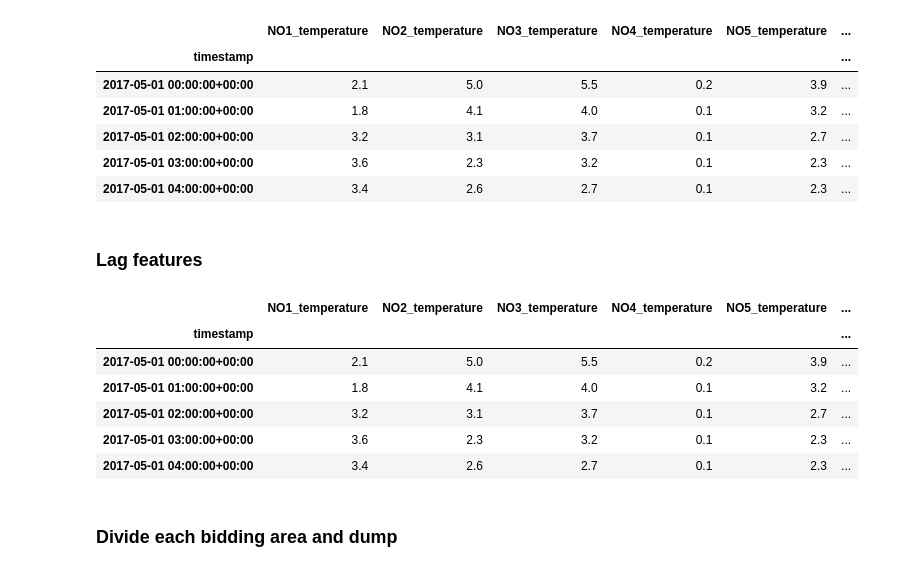
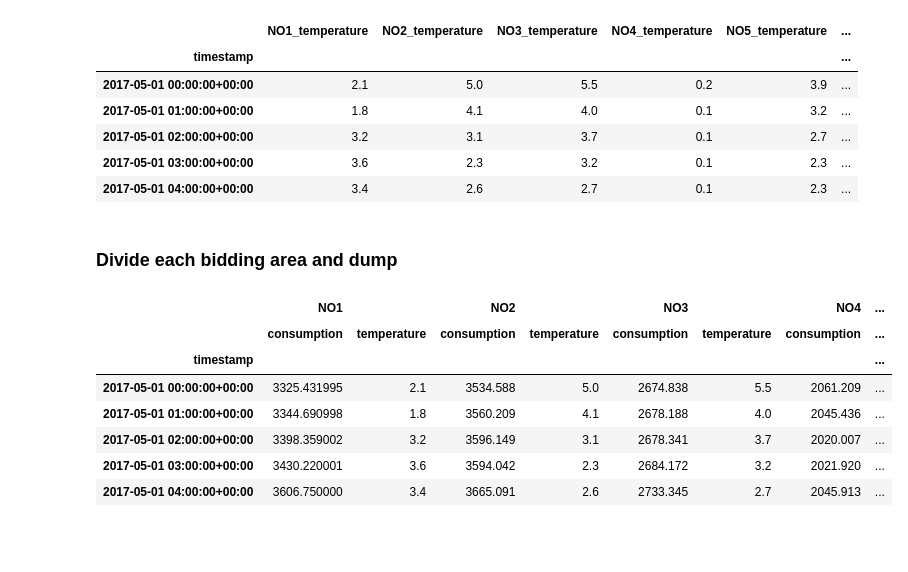
Before and after one commit to jatobro/it3030-deep-learning, a Jupyter notebook: timeseries/data.ipynb, the cells around one changed output. Saved outputs shown, nothing was run; the diff lists cells and outputs as text; code cells hidden in the pictures; blank space fills up the shorter version.

```diff
--- a/timeseries/data.ipynb
+++ b/timeseries/data.ipynb
@@ -154,63 +154,43 @@ data.head()
 | 2017-05-01 02:00:00+00:00 | 3.2 | 3.1 | 3.7 | 0.1 | 2.7 | ... |
 | 2017-05-01 03:00:00+00:00 | 3.6 | 2.3 | 3.2 | 0.1 | 2.3 | ... |
 | 2017-05-01 04:00:00+00:00 | 3.4 | 2.6 | 2.7 | 0.1 | 2.3 | ... |
-# %% [markdown]
-### Lag features
-# %%
-data["lagged_NO1_1h"] = data["NO1_consumption"].shift(1)
-data["lagged_NO2_1h"] = data["NO2_consumption"].shift(1)
-data["lagged_NO3_1h"] = data["NO3_consumption"].shift(1)
-data["lagged_NO4_1h"] = data["NO4_consumption"].shift(1)
-data["lagged_NO5_1h"] = data["NO5_consumption"].shift(1)
-
-data.head()
-# %% [output]
-|  | NO1_temperature | NO2_temperature | NO3_temperature | NO4_temperature | NO5_temperature | ... |
-| timestamp |  |  |  |  |  | ... |
-| 2017-05-01 00:00:00+00:00 | 2.1 | 5.0 | 5.5 | 0.2 | 3.9 | ... |
-| 2017-05-01 01:00:00+00:00 | 1.8 | 4.1 | 4.0 | 0.1 | 3.2 | ... |
-| 2017-05-01 02:00:00+00:00 | 3.2 | 3.1 | 3.7 | 0.1 | 2.7 | ... |
-| 2017-05-01 03:00:00+00:00 | 3.6 | 2.3 | 3.2 | 0.1 | 2.3 | ... |
-| 2017-05-01 04:00:00+00:00 | 3.4 | 2.6 | 2.7 | 0.1 | 2.3 | ... |
 # %% [markdown]
 ### Divide each bidding area and dump
 # %%
-next_cons = data[cons_features].rename(
+cons = data[cons_features].rename(
     columns={f"NO{i}_consumption": f"NO{i}" for i in range(1, 6)}
 )
 temp = data[temp_features].rename(
     columns={f"NO{i}_temperature": f"NO{i}" for i in range(1, 6)}
 )
 
-cons = data[
-    [
-        "lagged_NO1_1h",
-        "lagged_NO2_1h",
-        "lagged_NO3_1h",
-        "lagged_NO4_1h",
-        "lagged_NO5_1h",
-    ]
-].rename(columns={f"lagged_NO{i}_1h": f"NO{i}" for i in range(1, 6)})
 
-data = (
-    pd.concat(
-        [temp, cons, next_cons],
-        axis=1,
-        keys=["temperature", "consumption", "next_consumption"],
-    )
-    .swaplevel(axis=1)
-    .dropna()
-)
+data = pd.concat(
+    [temp, cons],
+    axis=1,
+    keys=["temperature", "consumption"],
+).swaplevel(axis=1)
 
 data = data[sorted(list(data.columns))]
 
 data_directory = "data"
 
 if not os.path.exists(data_directory):
     os.makedirs(data_directory)
 
-data["NO1"].to_csv("./data/NO1.csv", index=True)
-data["NO2"].to_csv("./data/NO2.csv", index=True)
-data["NO3"].to_csv("./data/NO3.csv", index=True)
-data["NO4"].to_csv("./data/NO4.csv", index=True)
-data["NO5"].to_csv("./data/NO5.csv", index=True)
+data["NO1"][["temperature", "consumption"]].to_csv("./data/NO1.csv", index=True)
+data["NO2"][["temperature", "consumption"]].to_csv("./data/NO2.csv", index=True)
+data["NO3"][["temperature", "consumption"]].to_csv("./data/NO3.csv", index=True)
+data["NO4"][["temperature", "consumption"]].to_csv("./data/NO4.csv", index=True)
+data["NO5"][["temperature", "consumption"]].to_csv("./data/NO5.csv", index=True)
+
+data.head()
+# %% [output]
+|  | NO1 |  | NO2 |  | NO3 |  | NO4 | ... |
+|  | consumption | temperature | consumption | temperature | consumption | temperature | consumption | ... |
+| timestamp |  |  |  |  |  |  |  | ... |
+| 2017-05-01 00:00:00+00:00 | 3325.431995 | 2.1 | 3534.588 | 5.0 | 2674.838 | 5.5 | 2061.209 | ... |
+| 2017-05-01 01:00:00+00:00 | 3344.690998 | 1.8 | 3560.209 | 4.1 | 2678.188 | 4.0 | 2045.436 | ... |
+| 2017-05-01 02:00:00+00:00 | 3398.359002 | 3.2 | 3596.149 | 3.1 | 2678.341 | 3.7 | 2020.007 | ... |
+| 2017-05-01 03:00:00+00:00 | 3430.220001 | 3.6 | 3594.042 | 2.3 | 2684.172 | 3.2 | 2021.920 | ... |
+| 2017-05-01 04:00:00+00:00 | 3606.750000 | 3.4 | 3665.091 | 2.6 | 2733.345 | 2.7 | 2045.913 | ... |
```
Also changed, not shown: 2 other files.
